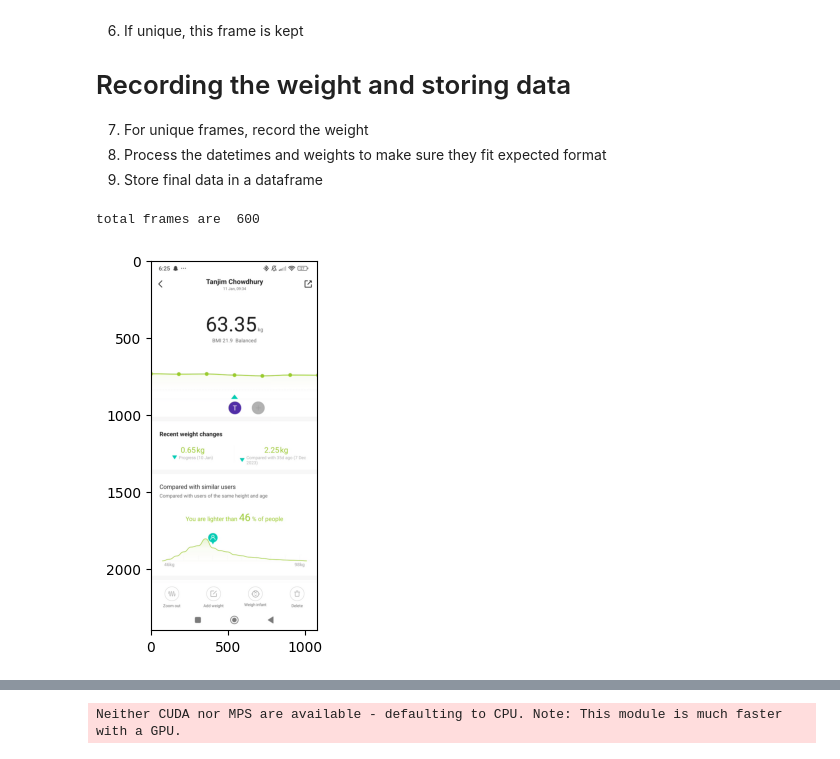
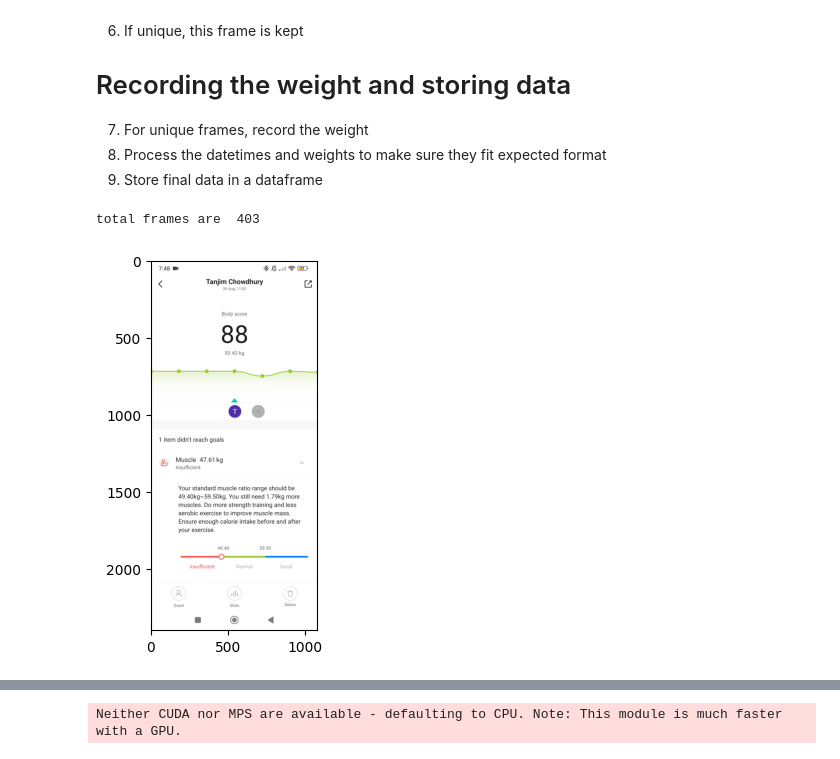
Before and after one commit to TChowdhury1999/WeightScribe, a Jupyter notebook: test.ipynb, the cells around one changed output, grey strips where cells are left out. Saved outputs shown, nothing was run; the diff lists cells and outputs as text; code cells hidden in the pictures.

```diff
--- a/test.ipynb
+++ b/test.ipynb
@@ -25,24 +25,24 @@ import pandas as pd
 8) Process the datetimes and weights to make sure they fit expected format
 9) Store final data in a dataframe
 # %%
-video_path = 'test_data/test.mp4'
+video_path = 'test_data/new_test.mp4'
 
 cap = cv2.VideoCapture(video_path)
 
 cap.set(cv2.CAP_PROP_POS_FRAMES, 1)
 
 ret, frame = cap.read()
 
 print("total frames are ", int(cap.get(cv2.CAP_PROP_FRAME_COUNT)))
 
 cap.release()
 
 frame_rgb = cv2.cvtColor(frame, cv2.COLOR_BGR2RGB)
 
 plt.imshow(frame_rgb)
 plt.show()
 # %% [output]
-total frames are  600
+total frames are  403
-[figure, old version]
+[figure, new version]
 # %%
 # Path to the video file
```
Also changed, not shown: parts of 8 cells of this notebook, 2 other files.
